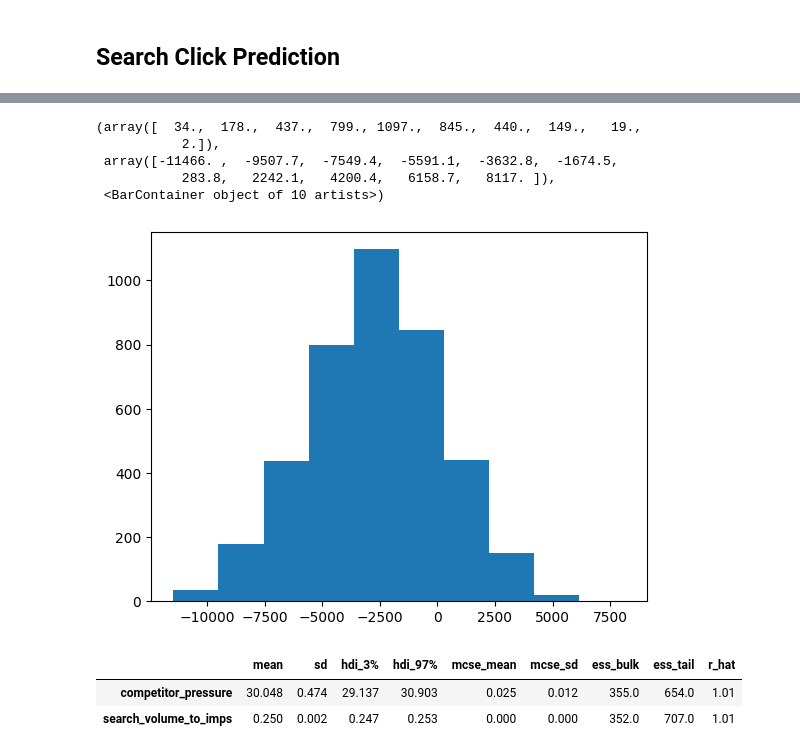
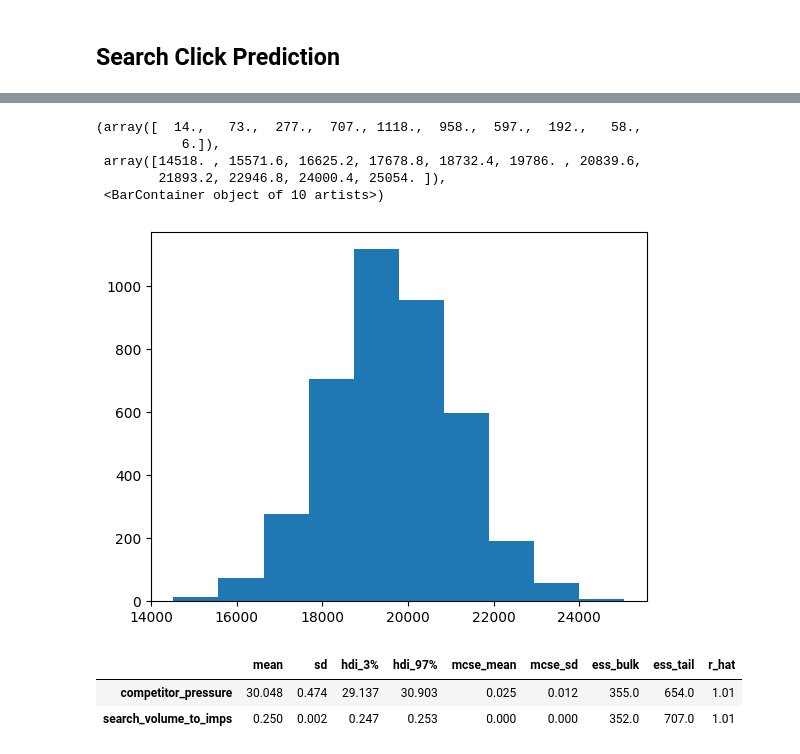
Before and after one commit to redam94/search-click-prediction, a Jupyter notebook: notebooks/test_model.ipynb, the cells around one changed output, grey strips where cells are left out. Drawn from its saved outputs; the diff is of its cells as text; code cells hidden in the pictures.

```diff
--- a/notebooks/test_model.ipynb
+++ b/notebooks/test_model.ipynb
@@ -119,8 +299,8 @@ daily_geo_shocks_search_volume = PriorWrapper(
 base_volume = PriorWrapper(
     Prior(
         "Normal",
-        mu=Prior("Normal", mu=3500, sigma=500),
-        sigma=Prior("HalfNormal", sigma=200),
+        mu=Prior("Normal", mu=15000, sigma=1000),
+        sigma=Prior("HalfNormal", sigma=500),
         dims=('geo',)
     ),
     'base_volume'
@@ -334,4 +520,6 @@ Sampling: [daily_geo_shocks_search_volume, impressions, search_volume_obs]
 # %%
-generate_data_search_data(budget=2*data.budget).impressions.sel(geo="geo_1").plot()
+double_budget = generate_data_search_data(budget=2*data.budget)
+double_budget_effect = double_budget.observed_clicks-data.observed_clicks
+double_budget_effect.sel(geo='geo_1').plot()
 # %% [output]
 [<matplotlib.lines.Line2D at 0x...>]
@@ -339,4 +526,0 @@ generate_data_search_data(budget=2*data.budget).impressions.sel(geo="geo_1").plo
-# %%
-double_budget = generate_data_search_data(budget=2*data.budget)
-double_budget_effect = double_budget.impressions-data.impressions
-double_budget_effect.sel(geo='geo_1').plot()
@@ -346,14 +527,14 @@ double_budget_effect.sel(geo='geo_1').plot()
 # %%
-estimated_effect = (search_volume_trace_posterior_double.posterior_predictive.impressions - search_volume_trace_posterior_200.posterior_predictive.impressions).to_dataset()
+estimated_effect = (search_volume_trace_posterior_double.posterior_predictive.clicks - search_volume_trace_posterior_200.posterior_predictive.clicks).to_dataset()
 # %%
-plt.hist((double_budget_effect.isel(date=slice(200, 300)).sum()-estimated_effect.isel(date=slice(200, 300)).sum(('date', 'geo')).impressions.stack(sample=('chain', 'draw'))))
+plt.hist((double_budget_effect.isel(date=slice(0, 200)).sum()-estimated_effect.isel(date=slice(0, 200)).sum(('date', 'geo')).clicks.stack(sample=('chain', 'draw'))))
 # %% [output]
-(array([  34.,  178.,  437.,  799., 1097.,  845.,  440.,  149.,   19.,
-           2.]),
- array([-11466. ,  -9507.7,  -7549.4,  -5591.1,  -3632.8,  -1674.5,
-           283.8,   2242.1,   4200.4,   6158.7,   8117. ]),
+(array([  14.,   73.,  277.,  707., 1118.,  958.,  597.,  192.,   58.,
+           6.]),
+ array([14518. , 15571.6, 16625.2, 17678.8, 18732.4, 19786. , 20839.6,
+        21893.2, 22946.8, 24000.4, 25054. ]),
  <BarContainer object of 10 artists>)
-[figure, old version]
+[figure, new version]
 # %%
 pm.summary(search_volume_trace_200, var_names=['competitor_pressure', 'search_volume_to_imps'])
 # %% [output]
```
Also changed, not shown: parts of 40 cells of this notebook, 4 other files.
